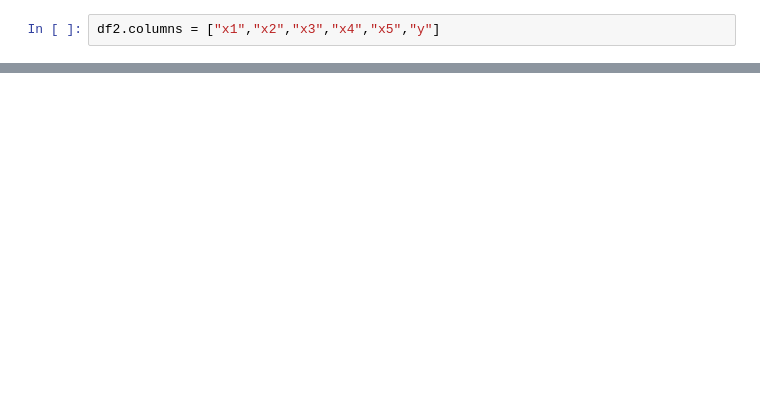
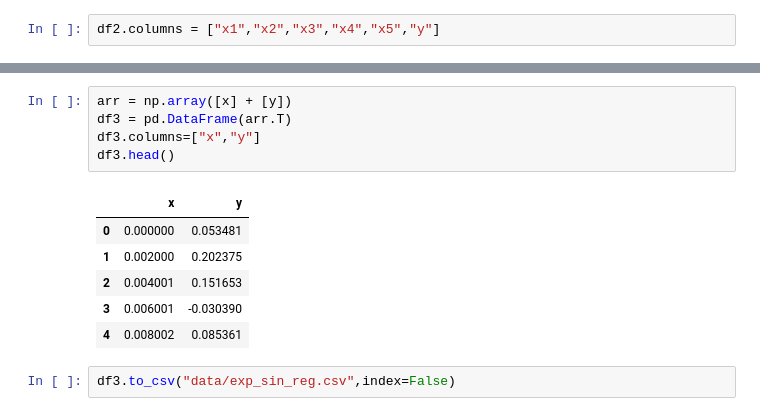
Before and after one commit to scatkinson/neunet, a Jupyter notebook: Classification Demo.ipynb, the cells around one changed output, grey strips where cells are left out. Cells and saved outputs as stored; diff of their text form; blank space fills up the shorter version.

```diff
--- a/Classification Demo.ipynb
+++ b/Classification Demo.ipynb
@@ -86,0 +97,14 @@ df2.to_csv("data/exp_sin_reg.csv", index=False)
+# %%
+arr = np.array([x] + [y])
+df3 = pd.DataFrame(arr.T)
+df3.columns=["x","y"]
+df3.head()
+# %% [output]
+|  | x | y |
+| 0 | 0.000000 | 0.053481 |
+| 1 | 0.002000 | 0.202375 |
+| 2 | 0.004001 | 0.151653 |
+| 3 | 0.006001 | -0.030390 |
+| 4 | 0.008002 | 0.085361 |
+# %%
+df3.to_csv("data/exp_sin_reg.csv",index=False)
```
Also changed, not shown: parts of 5 cells of this notebook, 3 other files.
